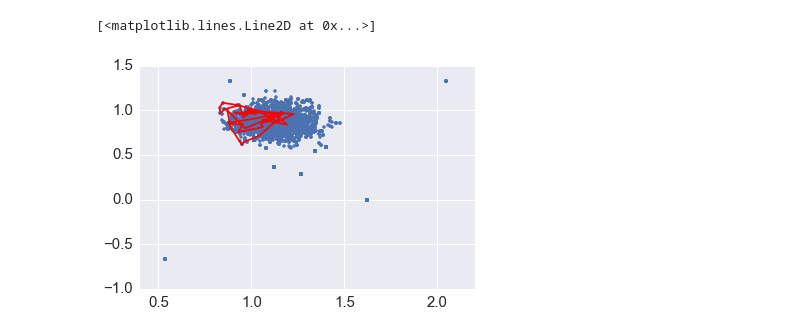
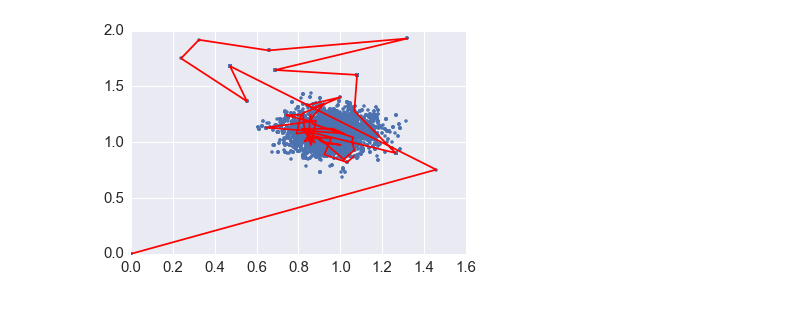
Before and after one commit to bustosxaus/sta663finalproject, a Jupyter notebook: nuts6.ipynb, the cells around one changed output. Drawn from its saved outputs; the diff is of its cells as text; code cells hidden in the pictures.

```diff
--- a/nuts6.ipynb
+++ b/nuts6.ipynb
@@ -150,6 +150,6 @@ def nuts6_dual_averaging(theta0, M, M_adapt, L, delta = 0.6):
 #np.mean(burned_in)
 # %%
 # multivariate normal
-mean = np.ones(50)
-cov = np.identity(50)
-X = np.random.multivariate_normal(mean, cov, 500)
+mean = np.ones(10)
+cov = np.identity(10)
+X = np.random.multivariate_normal(mean, cov, 100)
@@ -173,7 +165,7 @@ def L_MVN(theta):
 # %%
 %%time
 # run for normal
-theta0 = np.zeros(50)
+theta0 = np.zeros(10)
 M = 5000
 M_adapt = 1000
 
@@ -221,7 +193,7 @@ from sklearn.preprocessing import StandardScaler
 # %%
 niter = 7000
 with pm.Model() as test_context:
-    mu = pm.MvNormal('mu', 0, tau=cov, shape=5)
+    mu = pm.MvNormal('mu', 0, tau=cov, shape= 10)
     y = pm.MvNormal('y', mu=mu, tau= cov, observed=X)
     step = pm.Metropolis()
     trace = pm.sample(niter,step=step)
@@ -236,8 +208,8 @@ for i in range(1, niter):
     if all(metropolis_samples[i-1,:] != metropolis_samples[i,:]):
         unique_samples_met = np.vstack([unique_samples_met, metropolis_samples[i]])
 # %%
-plt.plot(metropolis_samples[0:M,0], metropolis_samples[0:M,3], ".")
-plt.plot(unique_samples_met[0:50,0], unique_samples_met[0:50,3], 'r')
+plt.plot(metropolis_samples[:,0], metropolis_samples[:,2], ".")
+plt.plot(unique_samples_met[0:50,0], unique_samples_met[0:50,2], 'r')
+pass
 # %% [output]
-[<matplotlib.lines.Line2D at 0x...>]
-[figure, old version]
+[figure, new version]
```
Also changed, not shown: parts of 6 cells of this notebook.
